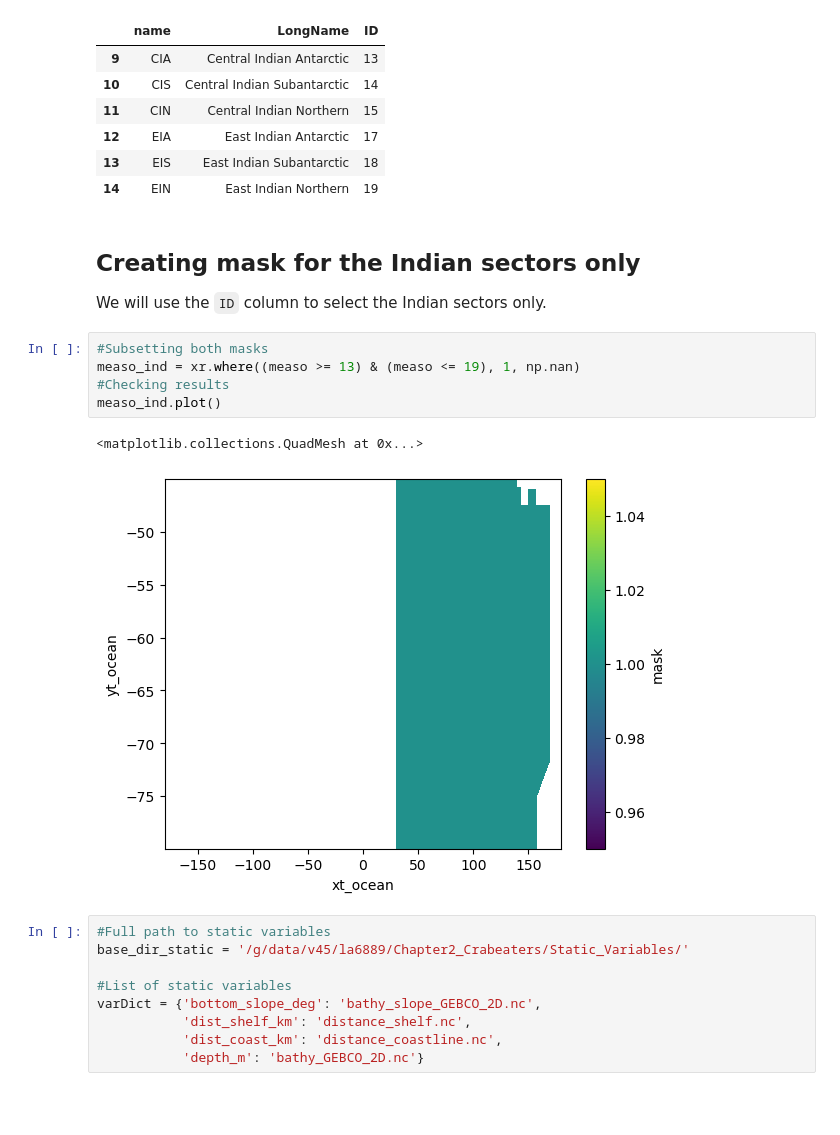
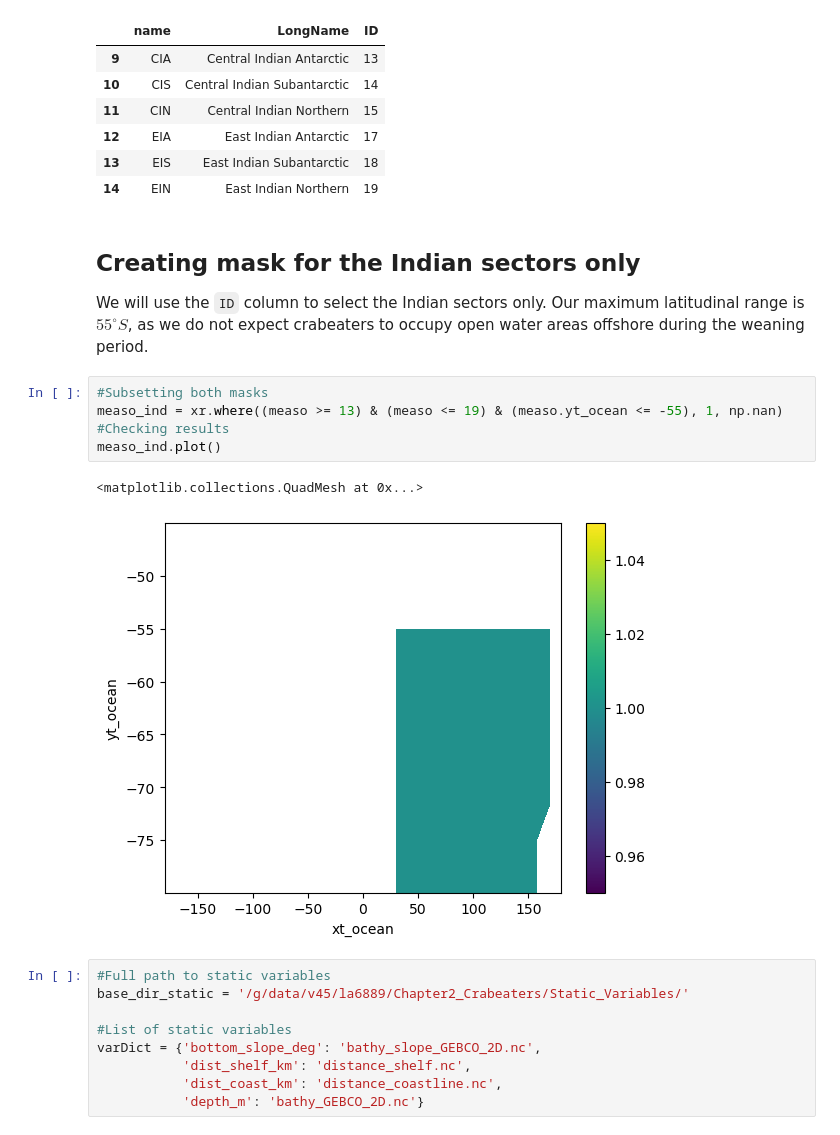
Before and after one commit to lidefi87/Crabeater_Distribution_East_Antarctica, a Jupyter notebook: Scripts/03_Matching_bio_env_data/03a_Getting_mean_env_conditions-ACCESS.ipynb, the cells around one changed output. Saved outputs shown, nothing was run; the diff lists cells and outputs as text; blank space fills up the shorter version.

```diff
--- a/Scripts/03_Matching_bio_env_data/03a_Getting_mean_env_conditions-ACCESS.ipynb
+++ b/Scripts/03_Matching_bio_env_data/03a_Getting_mean_env_conditions-ACCESS.ipynb
@@ -80,15 +80,15 @@ measo_key[measo_key.LongName.str.contains('Indian')]
 | 14 | EIN | East Indian Northern | 19 |
 # %% [markdown]
 ## Creating mask for the Indian sectors only
-We will use the `ID` column to select the Indian sectors only.
+We will use the `ID` column to select the Indian sectors only. Our maximum latitudinal range is $55^{\circ}S$, as we do not expect crabeaters to occupy open water areas offshore during the weaning period.
 # %%
 #Subsetting both masks
-measo_ind = xr.where((measo >= 13) & (measo <= 19), 1, np.nan)
+measo_ind = xr.where((measo >= 13) & (measo <= 19) & (measo.yt_ocean <= -55), 1, np.nan)
 #Checking results
 measo_ind.plot()
 # %% [output]
 <matplotlib.collections.QuadMesh at 0x...>
-[figure, old version]
+[figure, new version]
 # %%
 #Full path to static variables
 base_dir_static = '/g/data/v45/la6889/Chapter2_Crabeaters/Static_Variables/'
```
Also changed, not shown: parts of 10 cells of this notebook, 5 other files.
